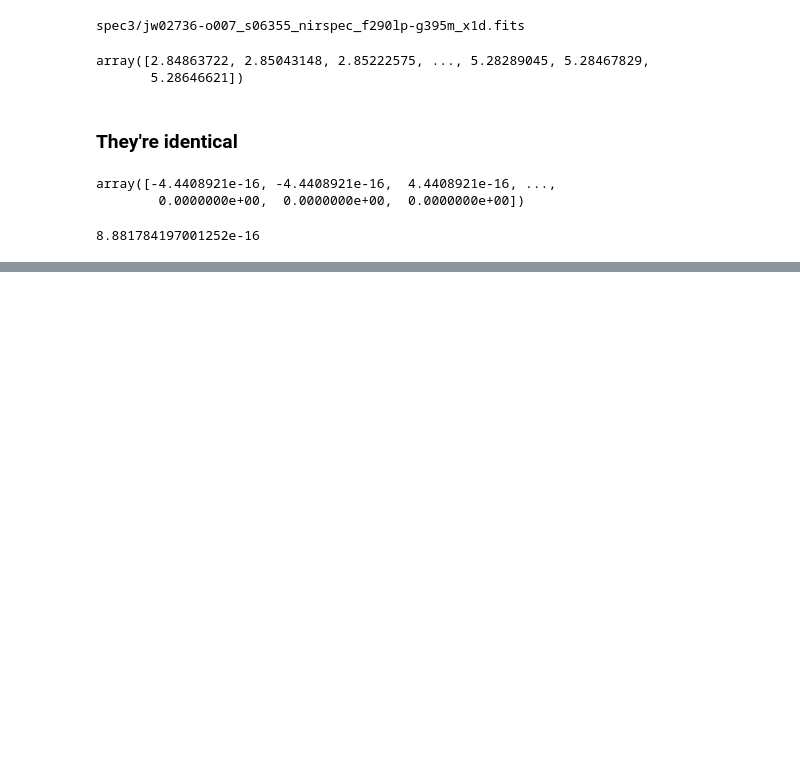
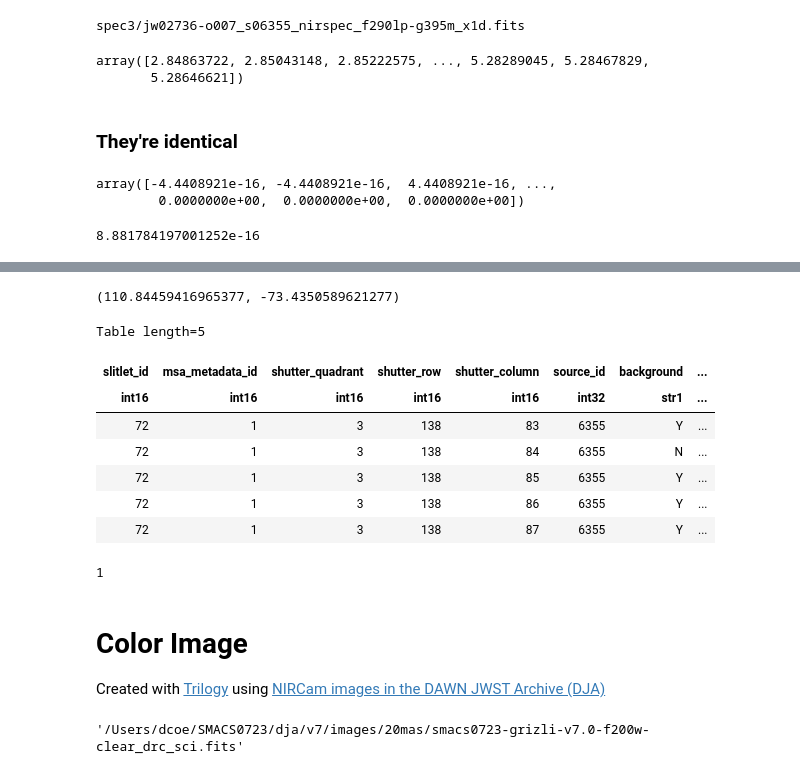
Before and after one commit to dancoe/NIRSpec, a Jupyter notebook: NIRSpec S2D WCS.ipynb, the cells around one changed output, grey strips where cells are left out. Drawn from its saved outputs; the diff is of its cells as text; code cells hidden in the pictures; blank space fills up the shorter version.

```diff
--- a/NIRSpec S2D WCS.ipynb
+++ b/NIRSpec S2D WCS.ipynb
@@ -192,0 +246,3 @@ np.max(np.abs(s2d_wave - x1d_wave))
+# %%
+msa_metafile = fits.getval(s2d_file, 'MSAMETFL')
+msa_metafile
@@ -192,0 +251,2 @@ np.max(np.abs(s2d_wave - x1d_wave))
+# %%
+msa_metafile = download_jwst_files([msa_metafile], './')[0]
@@ -192,0 +255,3 @@ np.max(np.abs(s2d_wave - x1d_wave))
+# %%
+msa_hdu_list = fits.open(msa_metafile)
+msa_hdu_list.info()
@@ -192,0 +269,3 @@ np.max(np.abs(s2d_wave - x1d_wave))
+# %%
+shutter_table = Table(msa_hdu_list['SHUTTER_INFO'].data)
+#shutter_table
@@ -192,0 +288,32 @@ np.max(np.abs(s2d_wave - x1d_wave))
+# %%
+#source_ra, source_dec = 110.8446, -73.43506
+source_ra  = select_source_table['ra'][0]
+source_dec = select_source_table['dec'][0]
+source_ra, source_dec
+# %% [output]
+(110.84459416965377, -73.4350589621277)
+# %%
+shutter_table_dither1 = shutter_table[shutter_table['dither_point_index'] == 1]
+shutter_table_dither1 = shutter_table_dither1[shutter_table_dither1['msa_metadata_id'] == 1]
+source_select = [(id == source_id) for id in shutter_table_dither1['source_id']]
+source_shutter_table = shutter_table_dither1[source_select]
+source_shutter_table
+# %% [output]
+Table length=5
+| slitlet_id | msa_metadata_id | shutter_quadrant | shutter_row | shutter_column | source_id | background | ... |
+| int16 | int16 | int16 | int16 | int16 | int32 | str1 | ... |
+| 72 | 1 | 3 | 138 | 83 | 6355 | Y | ... |
+| 72 | 1 | 3 | 138 | 84 | 6355 | N | ... |
+| 72 | 1 | 3 | 138 | 85 | 6355 | Y | ... |
+| 72 | 1 | 3 | 138 | 86 | 6355 | Y | ... |
+| 72 | 1 | 3 | 138 | 87 | 6355 | Y | ... |
+# %%
+i_primary = list(source_shutter_table['primary_source']).index('Y')
+i_primary
+# %% [output]
+1
+# %% [markdown]
+# Color Image
+
+Created with [Trilogy](https://github.com/dancoe/trilogy)
+using [NIRCam images in the DAWN JWST Archive (DJA)](https://dawn-cph.github.io/dja/imaging/v7/)
@@ -192,0 +325,5 @@ np.max(np.abs(s2d_wave - x1d_wave))
+# %%
+fits_image_file = glob('/Users/dcoe/SMACS0723/dja/v7/images/20mas/*.fits')[0]
+fits_image_file  # for RA, Dec -> x, y
+# %% [output]
+'/Users/dcoe/SMACS0723/dja/v7/images/20mas/smacs0723-grizli-v7.0-f200w-clear_drc_sci.fits'
```
Also changed, not shown: parts of 45 cells of this notebook.
